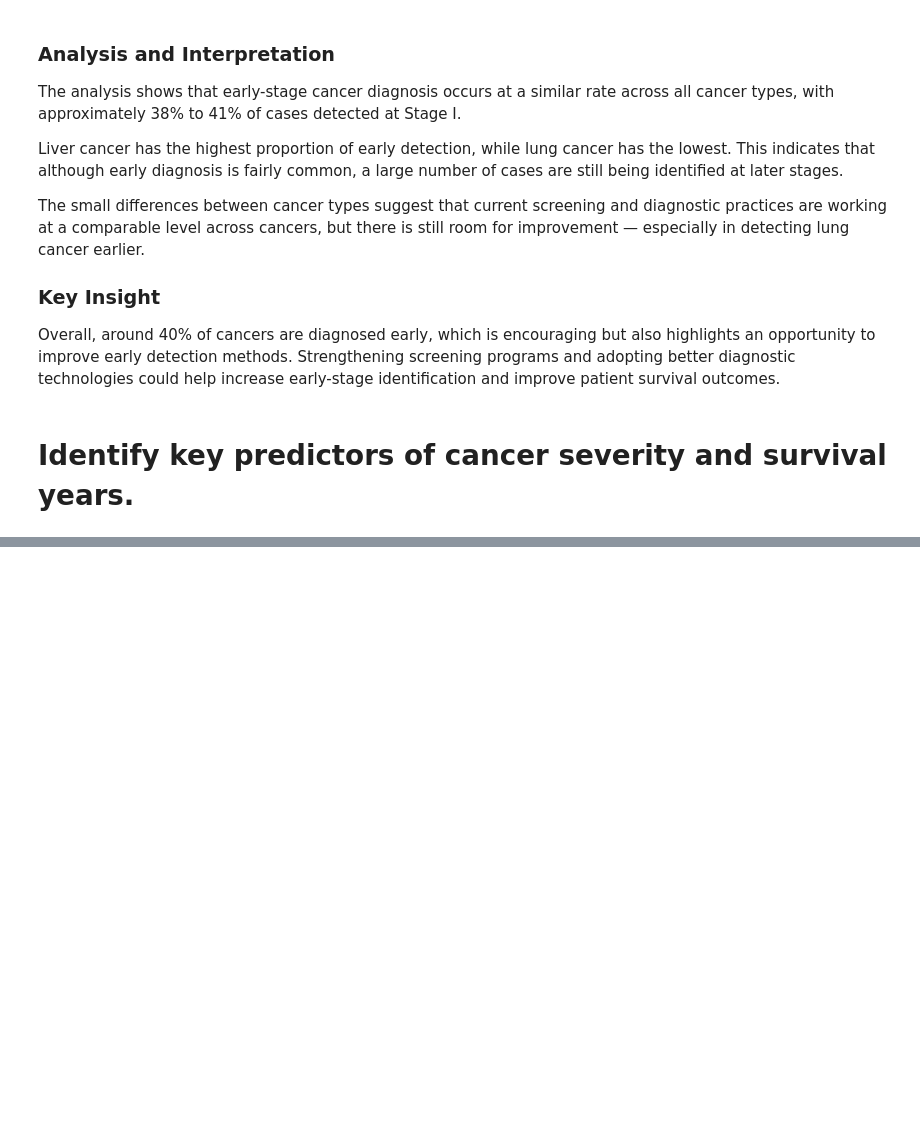
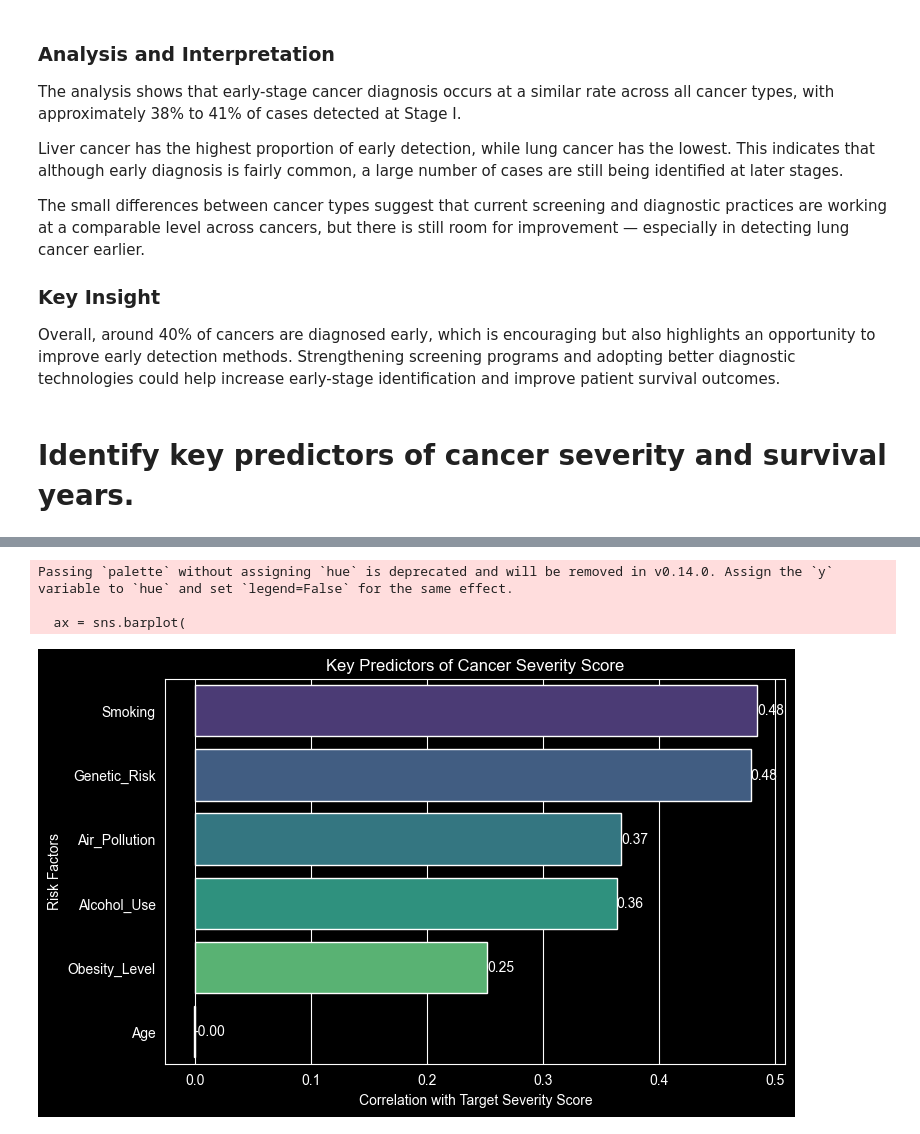
Before and after one commit to mewara54321/global-cancer-analytics, a Jupyter notebook: notebooks/03_inferential_analysis.ipynb, the cells around one changed output, grey strips where cells are left out. Drawn from its saved outputs; the diff is of its cells as text; code cells hidden in the pictures; blank space fills up the shorter version.

```diff
--- a/notebooks/03_inferential_analysis.ipynb
+++ b/notebooks/03_inferential_analysis.ipynb
@@ -155,0 +190,6 @@ Overall, around 40% of cancers are diagnosed early, which is encouraging but als
+# %%
+severity_predictors = correlation_df["Pearson"]["Target_Severity_Score"] \
+    .drop(target) \
+    .sort_values(ascending=False)
+
+severity_predictors
@@ -155,0 +218,22 @@ Overall, around 40% of cancers are diagnosed early, which is encouraging but als
+# %%
+plt.figure(figsize=(8,5))
+
+ax = sns.barplot(
+    x=severity_predictors.values,
+    y=severity_predictors.index,
+    palette="viridis"
+)
+
+for i, v in enumerate(severity_predictors.values):
+    ax.text(v, i, f"{v:.2f}", va='center')
+
+plt.title("Key Predictors of Cancer Severity Score")
+plt.xlabel("Correlation with Target Severity Score")
+plt.ylabel("Risk Factors")
+
+plt.show()
+# %% [output]
+Passing `palette` without assigning `hue` is deprecated and will be removed in v0.14.0. Assign the `y` variable to `hue` and set `legend=False` for the same effect.
+
+  ax = sns.barplot(
+[figure, added]
```
Also changed, not shown: parts of 12 cells of this notebook.
